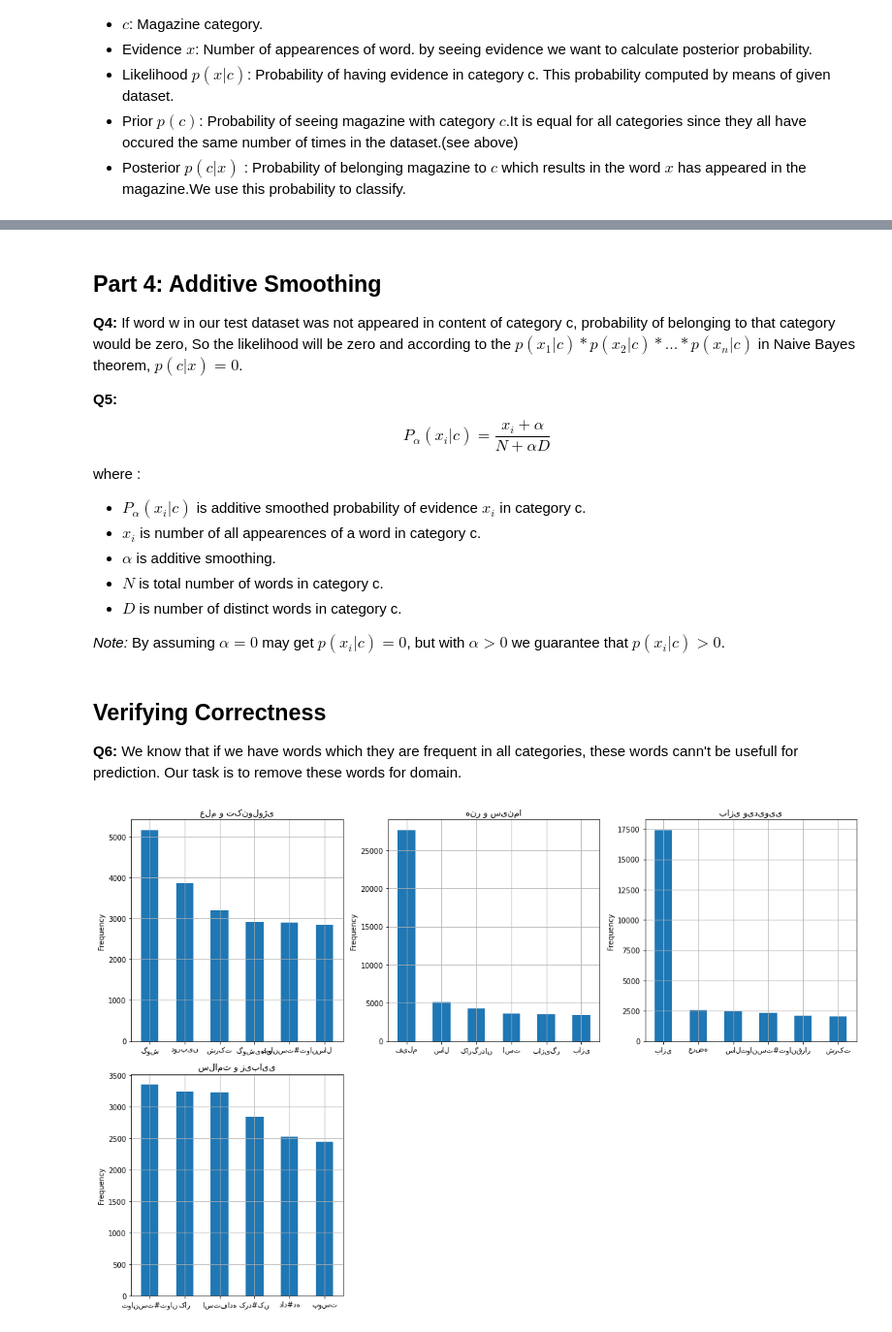
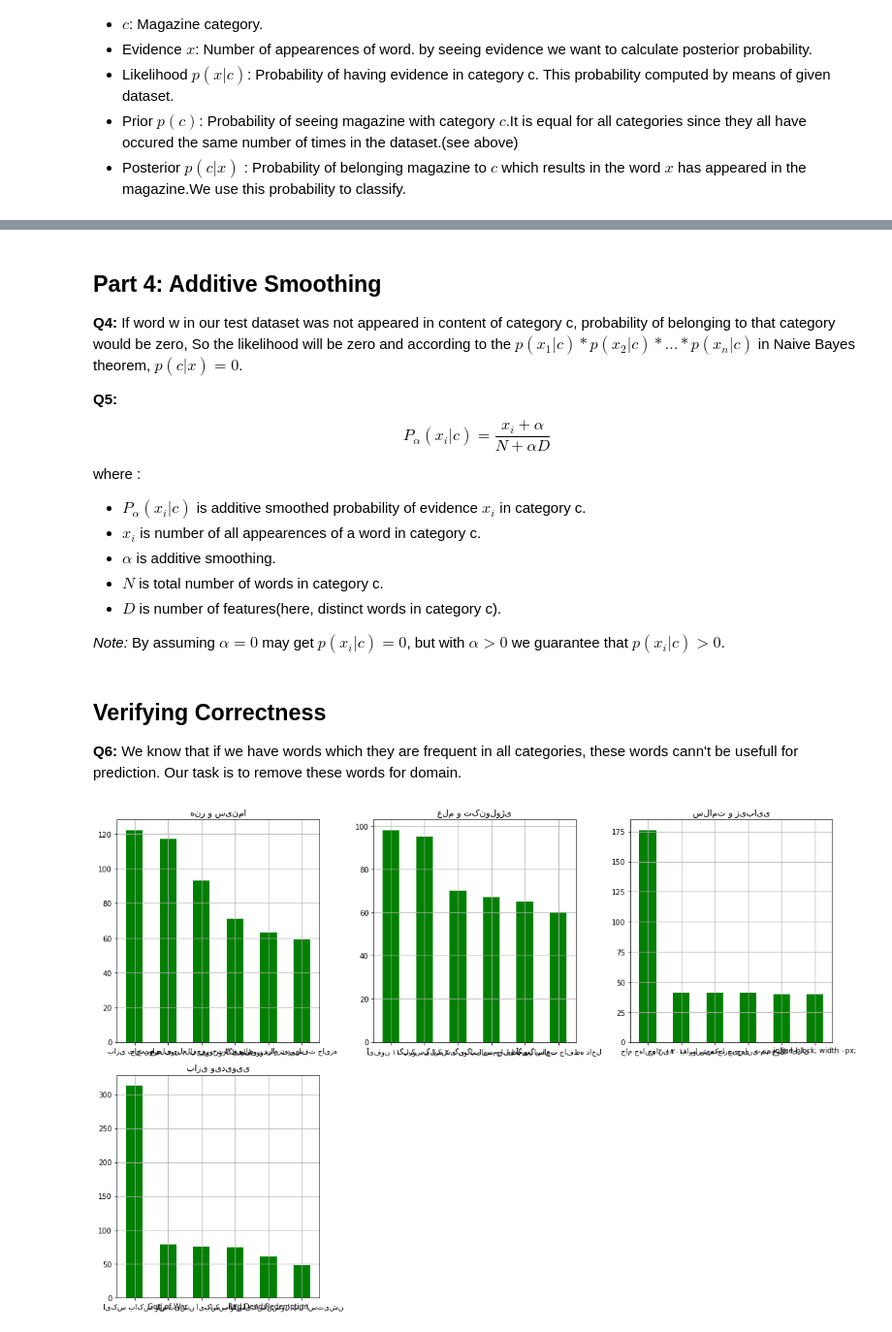
Before and after one commit to morteza-nouri/AI-Naive-Bayes-Classifier, a Jupyter notebook: AI-CA3-Report.ipynb, the cells around one changed output, grey strips where cells are left out. Shown at 97% size. Cells and saved outputs as stored; diff of their text form; code cells hidden in the pictures.

```diff
--- a/AI-CA3-Report.ipynb
+++ b/AI-CA3-Report.ipynb
@@ -47,9 +55,8 @@ class DataPreprocessor:
 # %%
-train_data = pd.read_csv('Data/train.csv')
-train_data['content'].fillna(train_data['label'], inplace=True)
+train_df = pd.read_csv('Data/train.csv')
+train_df['content'].fillna(train_df['label'], inplace=True)
 
-data_preprocessor = DataPreprocessor(train_data)
-clean_train_df = data_preprocessor.preprocess()
-clean_train_df
+train_df = preprocess(train_df)
+train_df
 # %% [output]
 |  | content | label |
@@ -101,3 +93,5 @@ for idx, row in clean_train_df.iterrows():
+# %%
+train_freq = frequency_df(train_df)
 # %% [markdown]
 ## Part 3: Bigrams
 __Q3:__
@@ -116,33 +112,27 @@ where :
 - $x_i$ is number of all appearences of a word in category c.
 - $\alpha$ is additive smoothing.
 - $N$ is total number of words in category c.
-- $D$ is number of distinct words in category c.
+- $D$ is number of features(here, distinct words in category c).
 
 _Note:_ By assuming $\alpha = 0$ may get $p(x_i|c) = 0$, but with $\alpha > 0$ we guarantee that $ p(x_i|c) > 0$.
 # %% [markdown]
 ## Verifying Correctness
 __Q6:__ We know that if we have words which they are frequent in all categories, these words cann't be usefull for prediction. Our task is to remove these words for domain.
 # %%
-import matplotlib.pyplot as plot
+import matplotlib.pyplot as plt
 
-categories = {'علم و تکنولوژی':science_tec, 'هنر و سینما':art_cinema, 'بازی ویدیویی':game, 'سلامت و زیبایی':health_beauty}
+plt.figure(figsize=(15,10))
 
-plot.figure(figsize=(15,10))
 i = 0
-for c, f  in categories.items():
-    plot.subplot(2, 3, i + 1)
-    sorted_freq = sorted(f.items(), key=lambda x: x[1], reverse=True)
-    x = []
-    y = []
-    for item in sorted_freq[0:6]:
-        x.append(item[0])
-        y.append(item[1])
-    plot.bar(x, y, width=0.5)
-    plot.ylabel('Frequency')
-    plot.title(c)
-    plot.grid()
+for label, row in train_freq.iterrows():
+    plt.subplot(2, 3, i + 1)
+    x = row.nlargest(6)
+    plt.bar(x.index, x.values , color='green', width=0.5)
+    plt.title(x.name)
+    plt.grid()
     i += 1
-plot.tight_layout()
-plot.show()
+
+plt.tight_layout()
+plt.show()
 # %% [output]
-[figure, old version]
+[figure, new version]
```
Also changed, not shown: parts of 17 cells of this notebook.
